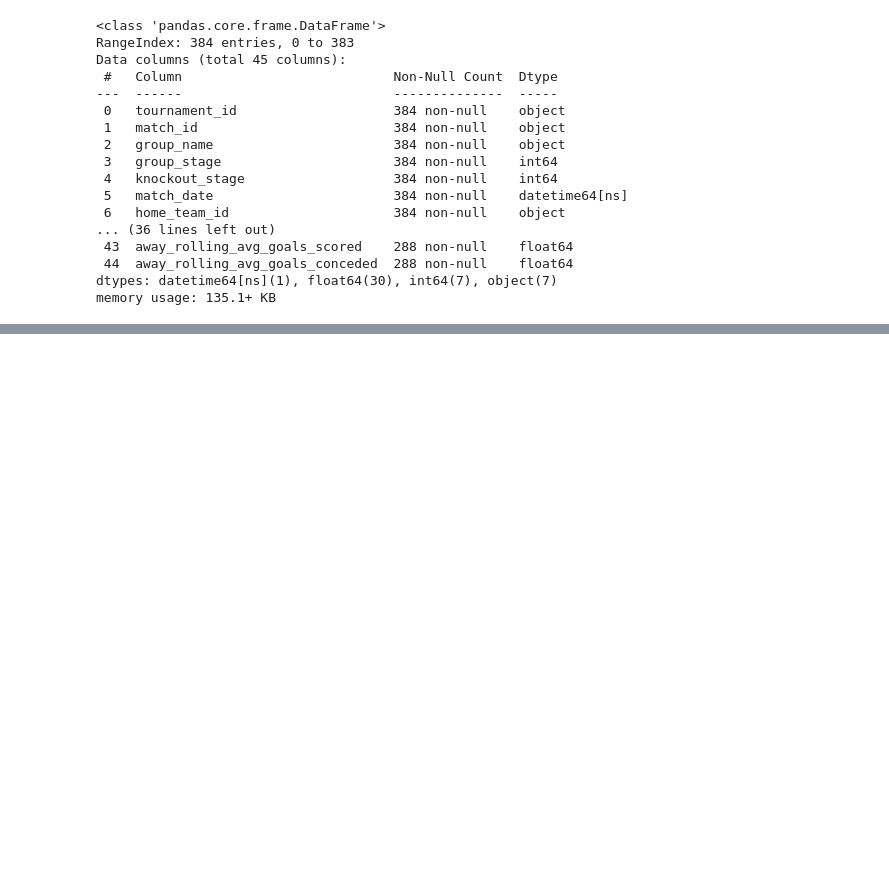
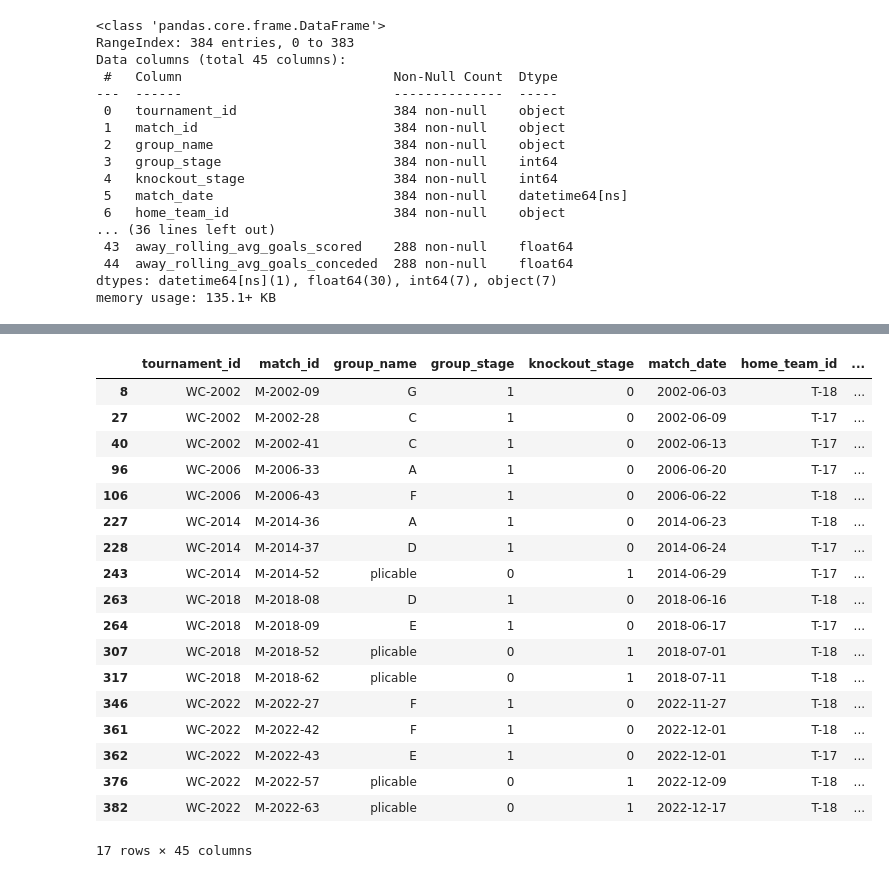
Before and after one commit to tonyinarula/World-Cup-2026-Predictive-Analysis, a Jupyter notebook: analysis.ipynb, the cells around one changed output, grey strips where cells are left out. Cells and saved outputs as stored; diff of their text form; code cells hidden in the pictures; blank space fills up the shorter version.

```diff
--- a/analysis.ipynb
+++ b/analysis.ipynb
@@ -798,13 +861,15 @@ Index(['tournament_id', 'match_id', 'group_stage', 'knockout_stage',
       dtype='object')
 # %%
 
-home = match_table[['tournament_id', 'match_id', 'match_date', 'home_team_code', 'home_team_score', 'away_team_score']].rename(columns={
+home = match_table[['tournament_id', 'match_id', 'match_date', 'home_team_code',
+                    'home_team_score', 'away_team_score']].rename(columns = {
     'home_team_code': 'team_code',
     'home_team_score': 'goals_scored',
     'away_team_score': 'goals_conceded'
 })
 
-away = match_table[['tournament_id', 'match_id', 'match_date', 'away_team_code', 'away_team_score', 'home_team_score']].rename(columns={
+away = match_table[['tournament_id', 'match_id', 'match_date', 'away_team_code',
+                    'away_team_score', 'home_team_score']].rename(columns = {
     'away_team_code': 'team_code',
     'away_team_score': 'goals_scored',
     'home_team_score': 'goals_conceded'
@@ -821,13 +895,3 @@ team_match_goals['rolling_avg_goals_conceded'] = (team_match_goals
     .groupby(['tournament_id', 'team_code'])['goals_conceded']
     .transform(lambda x: x.shift(1).expanding().mean())
 )
-# %%
-team_match_goals['rolling_avg_goals_scored'] = (team_match_goals
-    .groupby(['tournament_id', 'team_code'])['goals_scored']
-    .transform(lambda x: x.shift(1).expanding().mean())
-)
-
-team_match_goals['rolling_avg_goals_conceded'] = (team_match_goals
-    .groupby(['tournament_id', 'team_code'])['goals_conceded']
-    .transform(lambda x: x.shift(1).expanding().mean())
-)
@@ -907,0 +1010,22 @@ memory usage: 135.1+ KB
+# %%
+match_table[match_table['home_team_code'].str.contains('CR', na = False)]
+# %% [output]
+|  | tournament_id | match_id | group_name | group_stage | knockout_stage | match_date | home_team_id | ... |
+| 8 | WC-2002 | M-2002-09 | G | 1 | 0 | 2002-06-03 | T-18 | ... |
+| 27 | WC-2002 | M-2002-28 | C | 1 | 0 | 2002-06-09 | T-17 | ... |
+| 40 | WC-2002 | M-2002-41 | C | 1 | 0 | 2002-06-13 | T-17 | ... |
+| 96 | WC-2006 | M-2006-33 | A | 1 | 0 | 2006-06-20 | T-17 | ... |
+| 106 | WC-2006 | M-2006-43 | F | 1 | 0 | 2006-06-22 | T-18 | ... |
+| 227 | WC-2014 | M-2014-36 | A | 1 | 0 | 2014-06-23 | T-18 | ... |
+| 228 | WC-2014 | M-2014-37 | D | 1 | 0 | 2014-06-24 | T-17 | ... |
+| 243 | WC-2014 | M-2014-52 | plicable | 0 | 1 | 2014-06-29 | T-17 | ... |
+| 263 | WC-2018 | M-2018-08 | D | 1 | 0 | 2018-06-16 | T-18 | ... |
+| 264 | WC-2018 | M-2018-09 | E | 1 | 0 | 2018-06-17 | T-17 | ... |
+| 307 | WC-2018 | M-2018-52 | plicable | 0 | 1 | 2018-07-01 | T-18 | ... |
+| 317 | WC-2018 | M-2018-62 | plicable | 0 | 1 | 2018-07-11 | T-18 | ... |
+| 346 | WC-2022 | M-2022-27 | F | 1 | 0 | 2022-11-27 | T-18 | ... |
+| 361 | WC-2022 | M-2022-42 | F | 1 | 0 | 2022-12-01 | T-18 | ... |
+| 362 | WC-2022 | M-2022-43 | E | 1 | 0 | 2022-12-01 | T-17 | ... |
+| 376 | WC-2022 | M-2022-57 | plicable | 0 | 1 | 2022-12-09 | T-18 | ... |
+| 382 | WC-2022 | M-2022-63 | plicable | 0 | 1 | 2022-12-17 | T-18 | ... |
+17 rows × 45 columns
```
Also changed, not shown: parts of 18 cells of this notebook.
